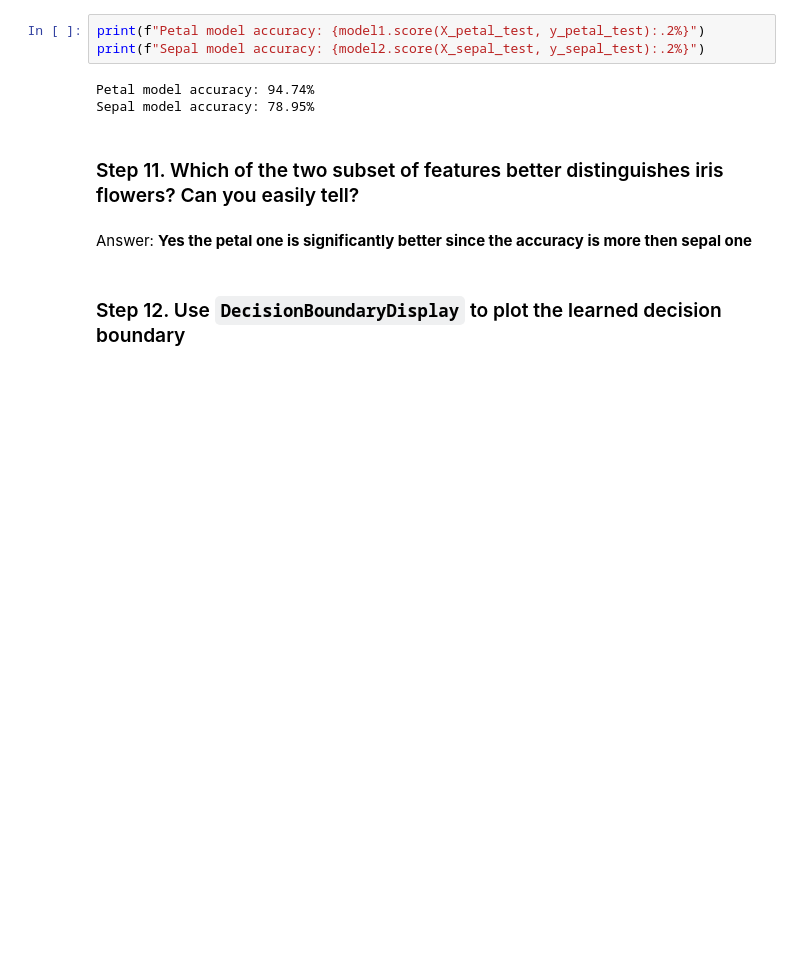
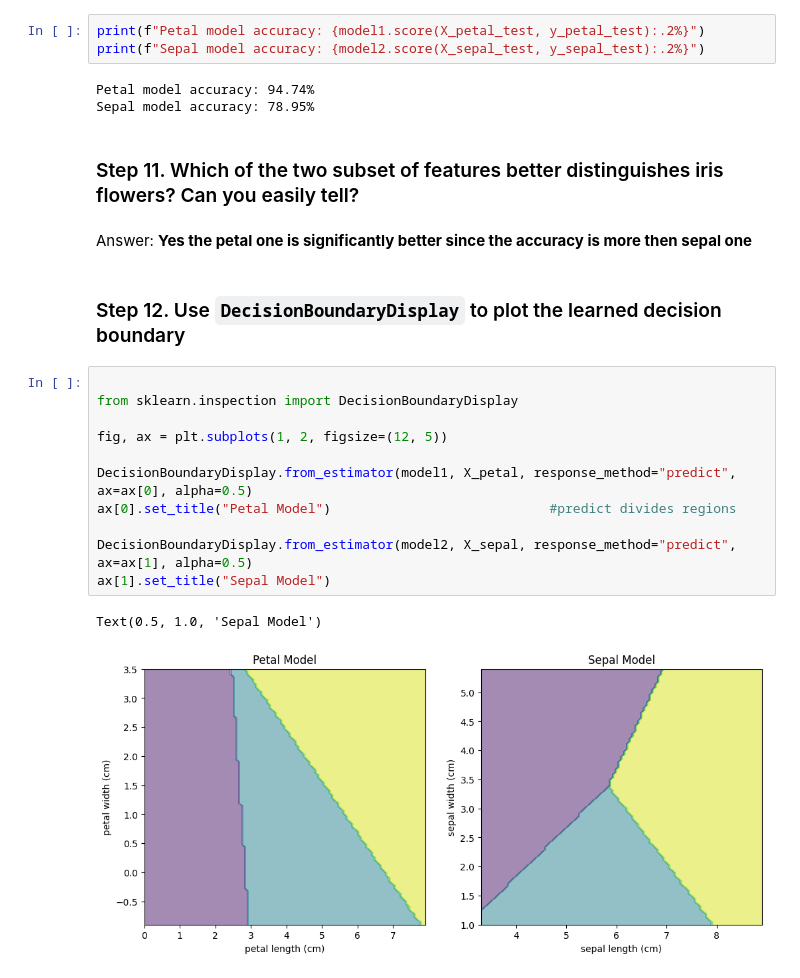
Before and after one commit to TurkiOmran/AAI, a Jupyter notebook: student/W3/exercises/M1/ex3_class.ipynb, the cells around one changed output. Saved outputs shown, nothing was run; the diff lists cells and outputs as text; blank space fills up the shorter version.

```diff
--- a/student/W3/exercises/M1/ex3_class.ipynb
+++ b/student/W3/exercises/M1/ex3_class.ipynb
@@ -130,3 +131,17 @@ Sepal model accuracy: 78.95%
 Answer: **Yes the petal one is significantly better since the accuracy is more then sepal one**
 # %% [markdown]
 ### Step 12. Use `DecisionBoundaryDisplay` to plot the learned decision boundary
+# %%
+
+from sklearn.inspection import DecisionBoundaryDisplay
+
+fig, ax = plt.subplots(1, 2, figsize=(12, 5))
+
+DecisionBoundaryDisplay.from_estimator(model1, X_petal, response_method="predict", ax=ax[0], alpha=0.5)
+ax[0].set_title("Petal Model")                            #predict divides regions
+
+DecisionBoundaryDisplay.from_estimator(model2, X_sepal, response_method="predict", ax=ax[1], alpha=0.5)
+ax[1].set_title("Sepal Model")
+# %% [output]
+Text(0.5, 1.0, 'Sepal Model')
+[figure, added]
```
Also changed, not shown: parts of 1 cell of this notebook.
